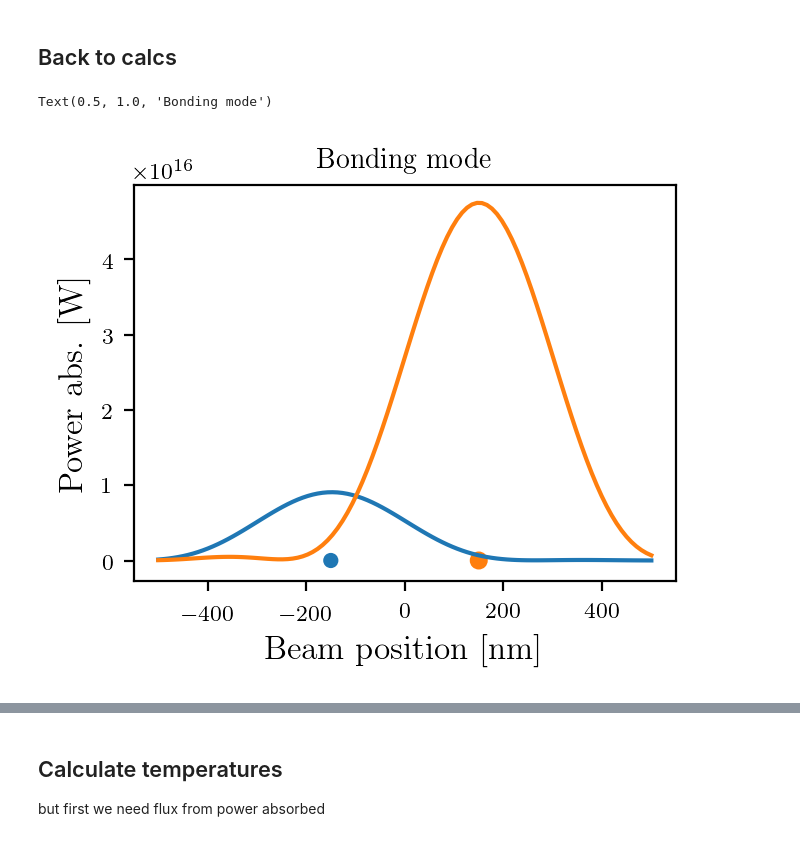
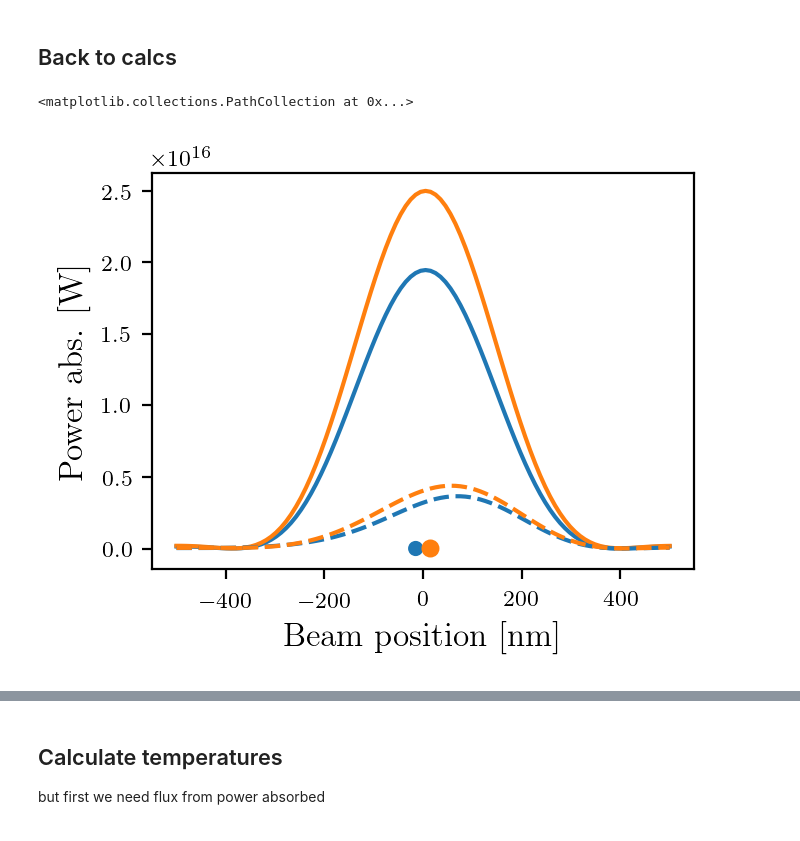
Before and after one commit to HarrisonGoldwyn/photothermal_image_model, a Jupyter notebook: python/hetero_Coupled_scattering.ipynb, the cells around one changed output, grey strips where cells are left out. Drawn from its saved outputs; the diff is of its cells as text; code cells hidden in the pictures.

```diff
--- a/python/hetero_Coupled_scattering.ipynb
+++ b/python/hetero_Coupled_scattering.ipynb
@@ -73,10 +73,10 @@ eps_back = 1.473**2
 
 # del_d = 4*a1
 
-d = 30*a1
+d = 3*a1
 d_col_cm = np.array([[d, 0, 0]])*1e-7
 
-hw = 2.2
+# hw = 2.2
 sensorsize_nm = 1000
 
 plot_hws = np.linspace(2.2, 2.7, 300)
@@ -264,2 +258,3 @@ bond_enei
 # %%
-anti_enei=2.4
+# anti_enei=2.4
+anti_enei
@@ -296,37 +293,70 @@ bond_p1_pumped, bond_p2_pumped = cp.coupled_dip_mags_focused_beam(
     drive_hbar_w=bond_enei,
     alpha0_diag=alpha_1_of_hw(bond_enei),
     alpha1_diag=alpha_2_of_hw(bond_enei),
     n_b=eps_back**0.5,
     drive_amp=Eplane,
     return_polarizabilities=False,
     )
 
 bond_p1_pumped_pow = cp.power_absorped(
     bond_p1_pumped,
     alpha_1_of_hw(bond_enei),
     bond_enei,
     n_b=eps_back**0.5)
 
 bond_p2_pumped_pow = cp.power_absorped(
     bond_p2_pumped,
     alpha_2_of_hw(bond_enei),
     bond_enei,
     n_b=eps_back**0.5)
 
-plt.plot(obs_points*1e7, bond_p1_pumped_pow*1e-7)
-plt.plot(obs_points*1e7, bond_p2_pumped_pow*1e-7)
+## Antibonding mode
+# obs_points = np.linspace(-sensorsize_nm/2, sensorsize_nm/2, 100)*1e-7
 
-# plt.plot(obs_points*1e7, bond_pow_test_1+bond_pow_test_2)
-# plt.plot(obs_points*1e7, bond_pow_test_2)
+anti_p1_pumped, anti_p2_pumped = cp.coupled_dip_mags_focused_beam(
+    mol_angle=0,
+    plas_angle=0,
+    d_col=-d_col_cm,
+    p0_position=-d_col_cm/2,
+    beam_x_positions=obs_points,
+    E_d_angle=0,
+    drive_hbar_w=anti_enei,
+    alpha0_diag=alpha_1_of_hw(anti_enei),
+    alpha1_diag=alpha_2_of_hw(anti_enei),
+    n_b=eps_back**0.5,
+    drive_amp=Eplane,
+    return_polarizabilities=False,
+    )
+
+anti_p1_pumped_pow = cp.power_absorped(
+    anti_p1_pumped,
+    alpha_1_of_hw(anti_enei),
+    anti_enei,
+    n_b=eps_back**0.5)
+
+anti_p2_pumped_pow = cp.power_absorped(
+    anti_p2_pumped,
+    alpha_2_of_hw(anti_enei),
+    anti_enei,
+    n_b=eps_back**0.5)
+
+## Make plots
+
+plt.plot(obs_points*1e7, bond_p1_pumped_pow*1e-7, label='bonding')
+plt.plot(obs_points*1e7, bond_p2_pumped_pow*1e-7, label='bonding')
+
+plt.plot(obs_points*1e7, anti_p1_pumped_pow*1e-7, ls='--', label='antibonding', c='C0')
+plt.plot(obs_points*1e7, anti_p2_pumped_pow*1e-7, ls='--', label='antibonding', c='C1')
+
 plt.xlabel('Beam position [nm]')
 plt.ylabel('Power abs. [W]')
 ## plot positions
 plt.scatter(
     np.asarray([-1, 1])*d/2,
     [0,0],
     c=['C0','C1'],
     s=[a1*2,a2*2])
-plt.title('Bonding mode', fontsize=10)
+# plt.title('Bonding mode', fontsize=10)
 # %% [output]
-Text(0.5, 1.0, 'Bonding mode')
+<matplotlib.collections.PathCollection at 0x...>
-[figure, old version]
+[figure, new version]
```
Also changed, not shown: parts of 18 cells of this notebook.
